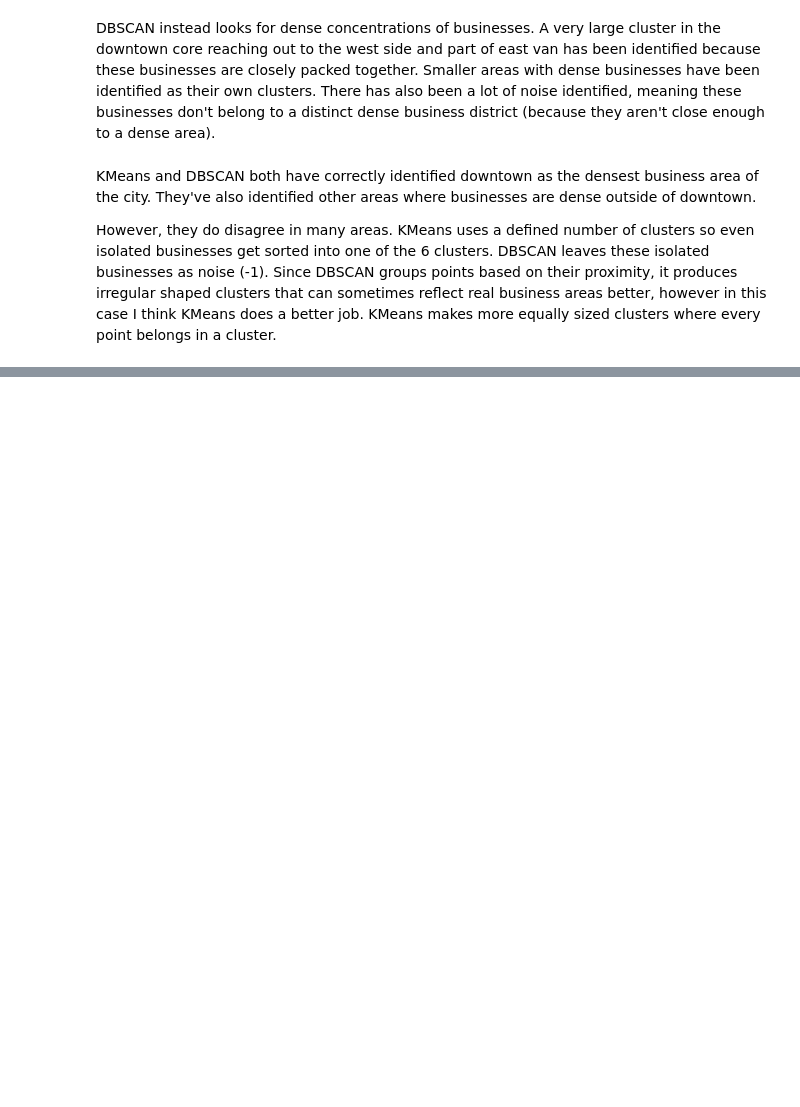
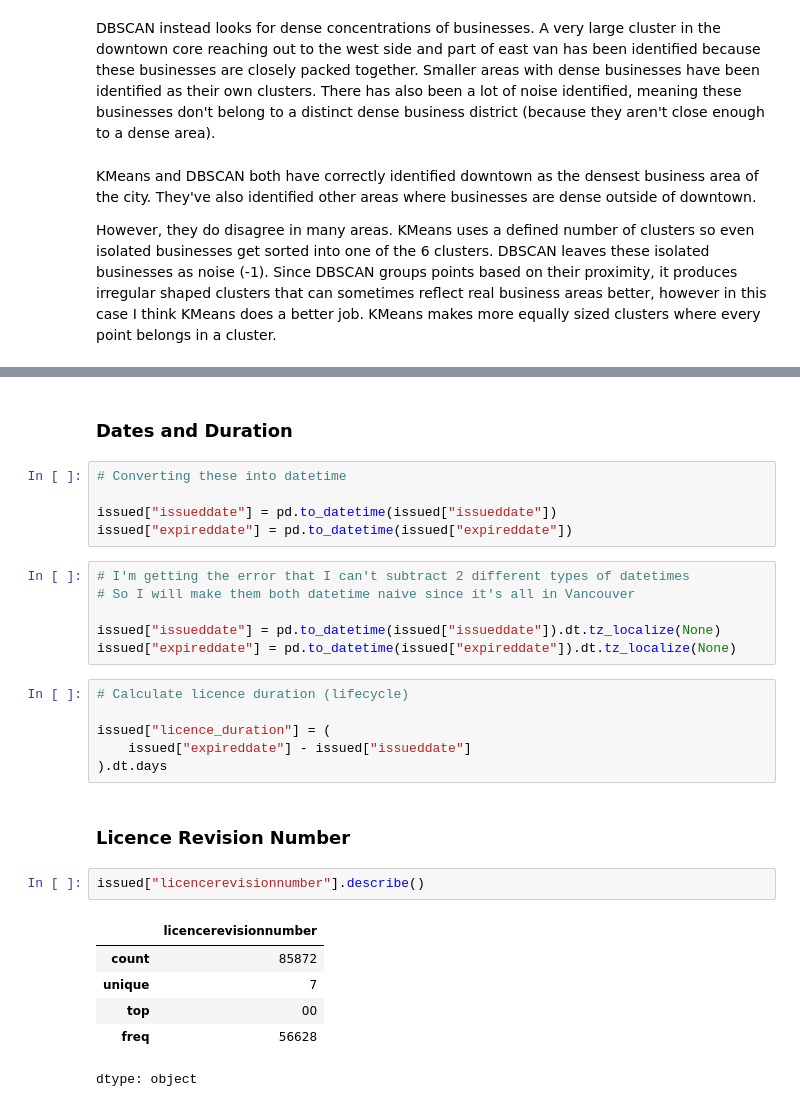
Before and after one commit to zlwym/Assignment03, a Jupyter notebook: iat461_a3_zoemann_301452821.ipynb, the cells around one changed output, grey strips where cells are left out. Cells and saved outputs as stored; diff of their text form; blank space fills up the shorter version.

```diff
--- a/iat461_a3_zoemann_301452821.ipynb
+++ b/iat461_a3_zoemann_301452821.ipynb
@@ -466,0 +475,30 @@ However, they do disagree in many areas. KMeans uses a defined number of cluster
+# %% [markdown]
+### Dates and Duration
+# %%
+# Converting these into datetime
+
+issued["issueddate"] = pd.to_datetime(issued["issueddate"])
+issued["expireddate"] = pd.to_datetime(issued["expireddate"])
+# %%
+# I'm getting the error that I can't subtract 2 different types of datetimes
+# So I will make them both datetime naive since it's all in Vancouver
+
+issued["issueddate"] = pd.to_datetime(issued["issueddate"]).dt.tz_localize(None)
+issued["expireddate"] = pd.to_datetime(issued["expireddate"]).dt.tz_localize(None)
+# %%
+# Calculate licence duration (lifecycle)
+
+issued["licence_duration"] = (
+    issued["expireddate"] - issued["issueddate"]
+).dt.days
+# %% [markdown]
+### Licence Revision Number
+# %%
+issued["licencerevisionnumber"].describe()
+# %% [output]
+|  | licencerevisionnumber |
+| count | 85872 |
+| unique | 7 |
+| top | 00 |
+| freq | 56628 |
+dtype: object
```
Also changed, not shown: parts of 26 cells of this notebook.
